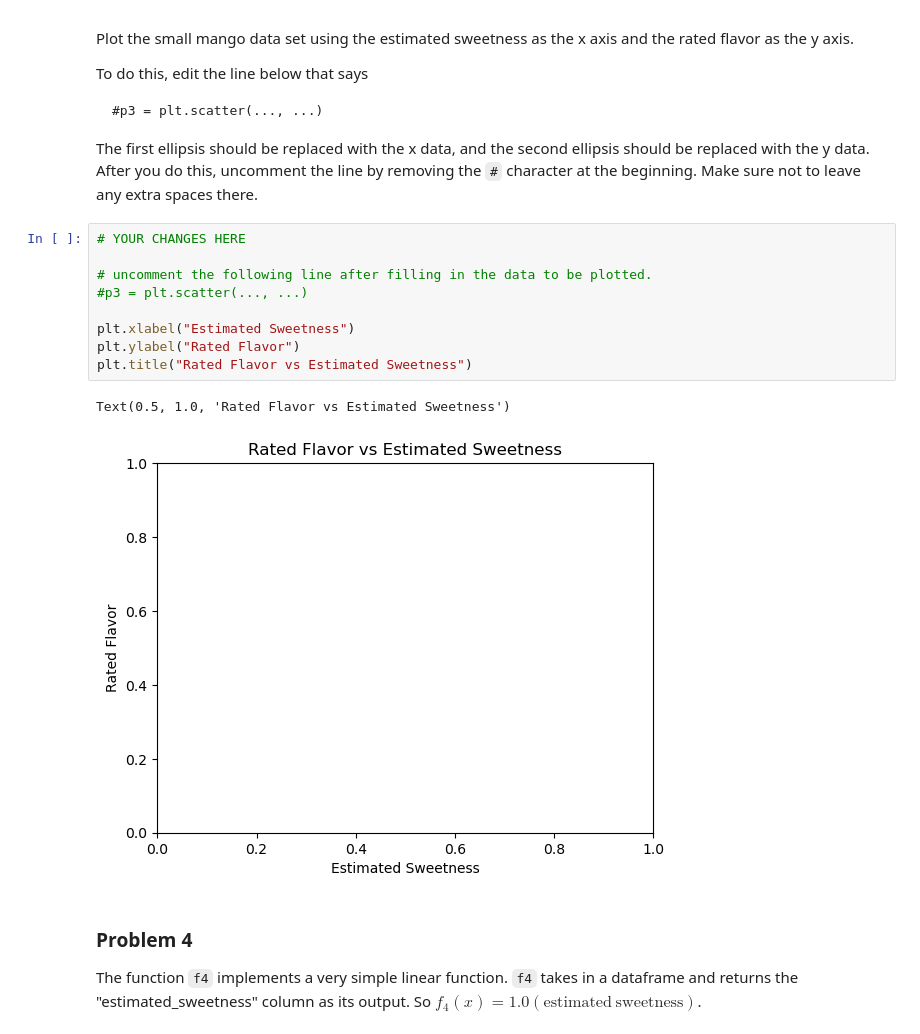
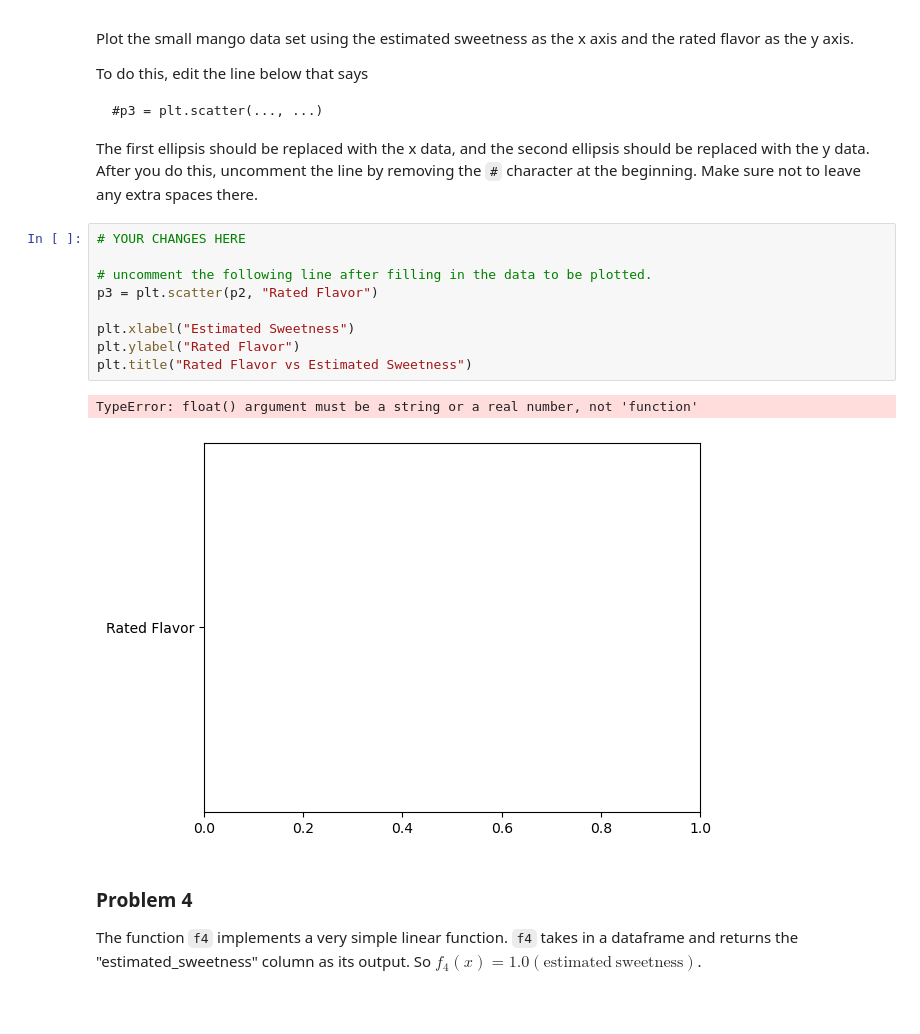
Before and after one commit to ktennant5378/dx601-homework-03, a Jupyter notebook: homework.ipynb, the cells around one changed output. Cells and saved outputs as stored; diff of their text form; blank space fills up the shorter version.

```diff
--- a/homework.ipynb
+++ b/homework.ipynb
@@ -119,15 +119,15 @@ Make sure not to leave any extra spaces there.
 # %%
 # YOUR CHANGES HERE
 
 # uncomment the following line after filling in the data to be plotted.
-#p3 = plt.scatter(..., ...)
+p3 = plt.scatter(p2, "Rated Flavor")
 
 plt.xlabel("Estimated Sweetness")
 plt.ylabel("Rated Flavor")
 plt.title("Rated Flavor vs Estimated Sweetness")
 # %% [output]
-Text(0.5, 1.0, 'Rated Flavor vs Estimated Sweetness')
+TypeError: float() argument must be a string or a real number, not 'function'
-[figure, old version]
+[figure, new version]
 # %% [markdown]
 ### Problem 4
 
```
Also changed, not shown: parts of 26 cells of this notebook.
